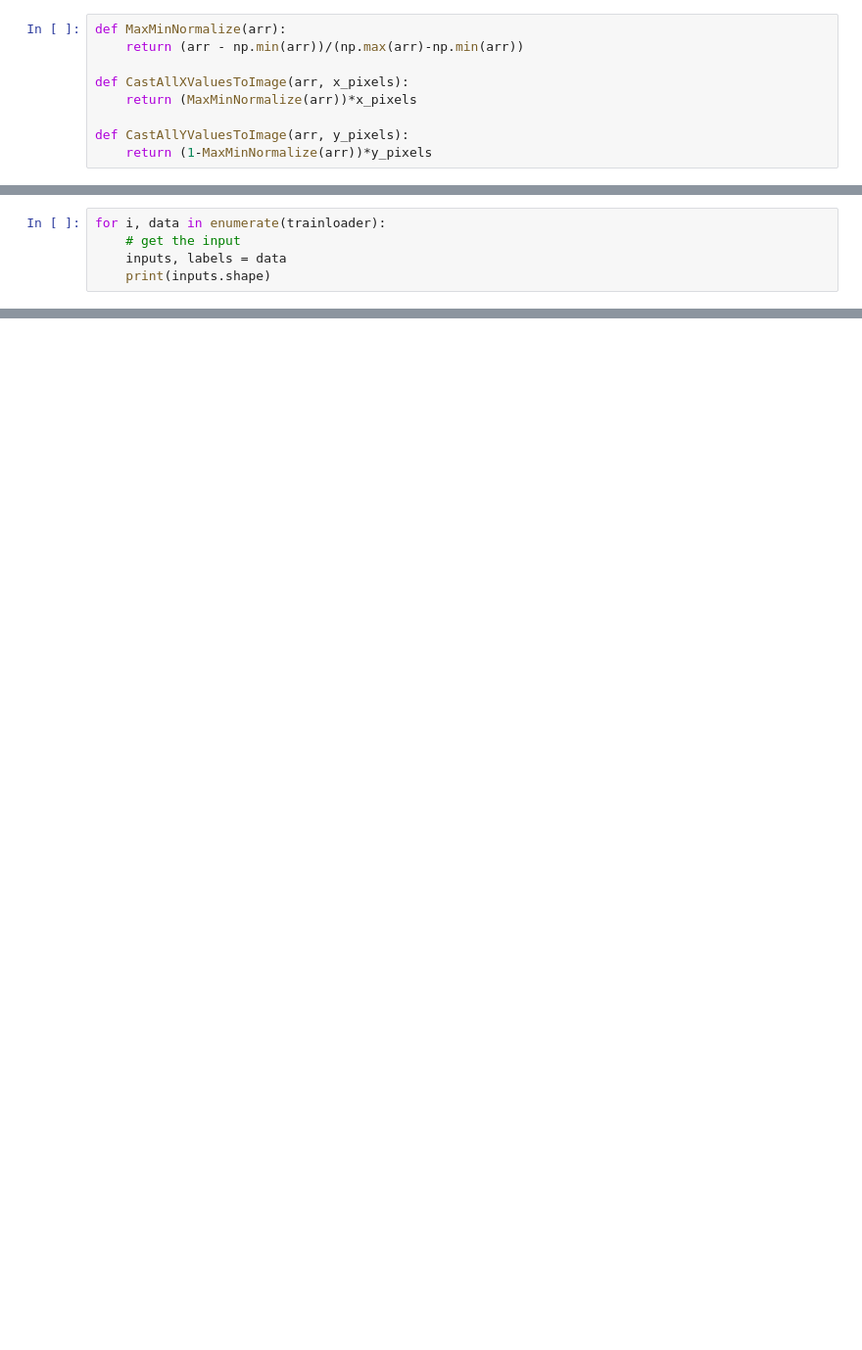
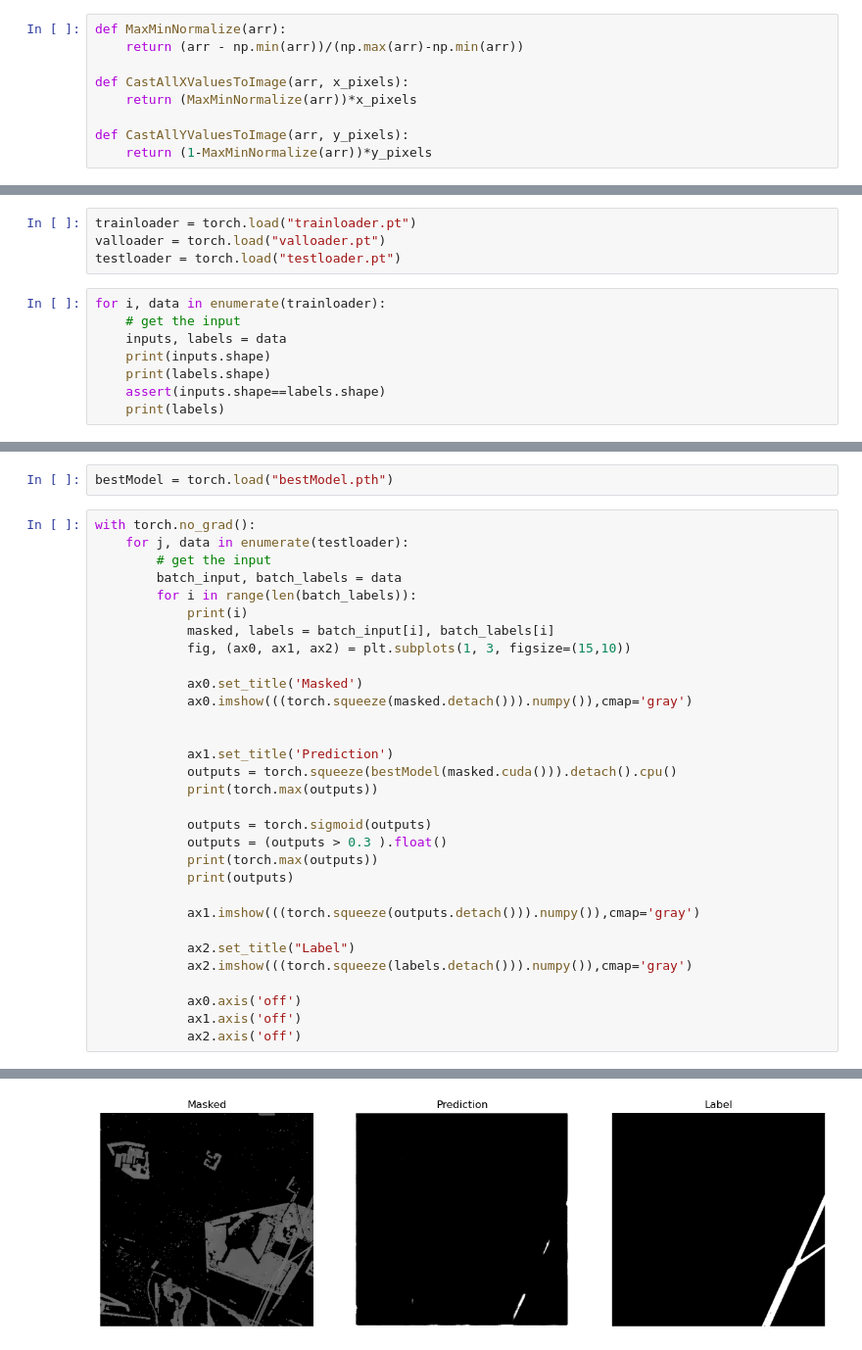
Before and after one commit to j-friis/master-thesis, a Jupyter notebook: Code/CNN-LineDetection.ipynb, the cells around one changed output, grey strips where cells are left out. Shown at 98% size. Saved outputs shown, nothing was run; the diff lists cells and outputs as text; blank space fills up the shorter version.

```diff
--- a/Code/CNN-LineDetection.ipynb
+++ b/Code/CNN-LineDetection.ipynb
@@ -169,6 +156,13 @@ testloader = torch.utils.data.DataLoader(test_set, batch_size=1, shuffle=True, n
+# %%
+trainloader = torch.load("trainloader.pt")
+valloader = torch.load("valloader.pt")
+testloader = torch.load("testloader.pt")
 # %%
 for i, data in enumerate(trainloader):
     # get the input
     inputs, labels = data
     print(inputs.shape)
+    print(labels.shape)
+    assert(inputs.shape==labels.shape)
+    print(labels)
 # %% [output]
@@ -291,0 +340,34 @@ RuntimeError: CUDA out of memory. Tried to allocate 246.00 MiB (GPU 0; 3.94 GiB
+# %%
+bestModel = torch.load("bestModel.pth")
+# %%
+with torch.no_grad():
+    for j, data in enumerate(testloader):
+        # get the input
+        batch_input, batch_labels = data
+        for i in range(len(batch_labels)):
+            print(i)
+            masked, labels = batch_input[i], batch_labels[i]
+            fig, (ax0, ax1, ax2) = plt.subplots(1, 3, figsize=(15,10))
+
+            ax0.set_title('Masked')
+            ax0.imshow(((torch.squeeze(masked.detach())).numpy()),cmap='gray')
+
+
+            ax1.set_title('Prediction')
+            outputs = torch.squeeze(bestModel(masked.cuda())).detach().cpu()
+            print(torch.max(outputs))
+
+            outputs = torch.sigmoid(outputs)
+            outputs = (outputs > 0.3 ).float()
+            print(torch.max(outputs))
+            print(outputs)
+
+            ax1.imshow(((torch.squeeze(outputs.detach())).numpy()),cmap='gray')
+
+            ax2.set_title("Label")
+            ax2.imshow(((torch.squeeze(labels.detach())).numpy()),cmap='gray')
+
+            ax0.axis('off')
+            ax1.axis('off')
+            ax2.axis('off')
+# %% [output]
@@ -291,0 +394 @@ RuntimeError: CUDA out of memory. Tried to allocate 246.00 MiB (GPU 0; 3.94 GiB
+[figure, added]
```
Also changed, not shown: parts of 11 cells of this notebook.
